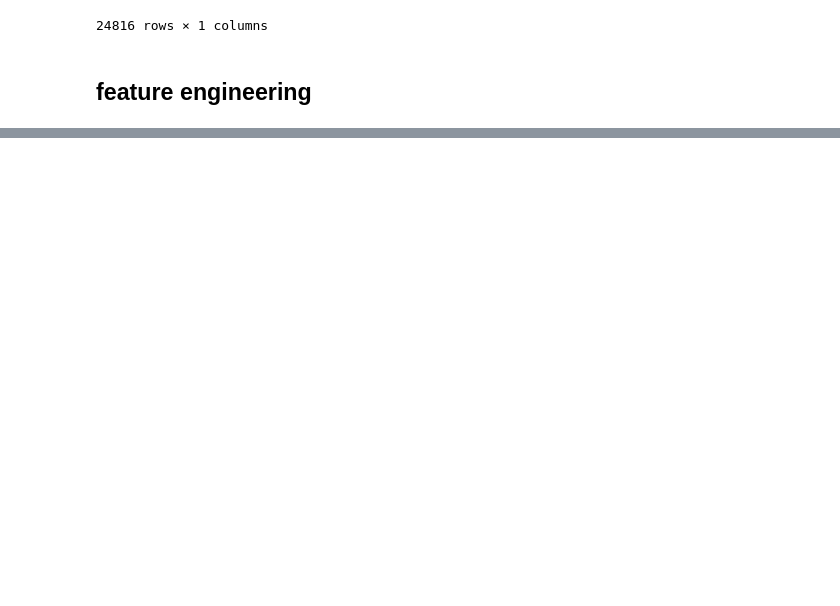
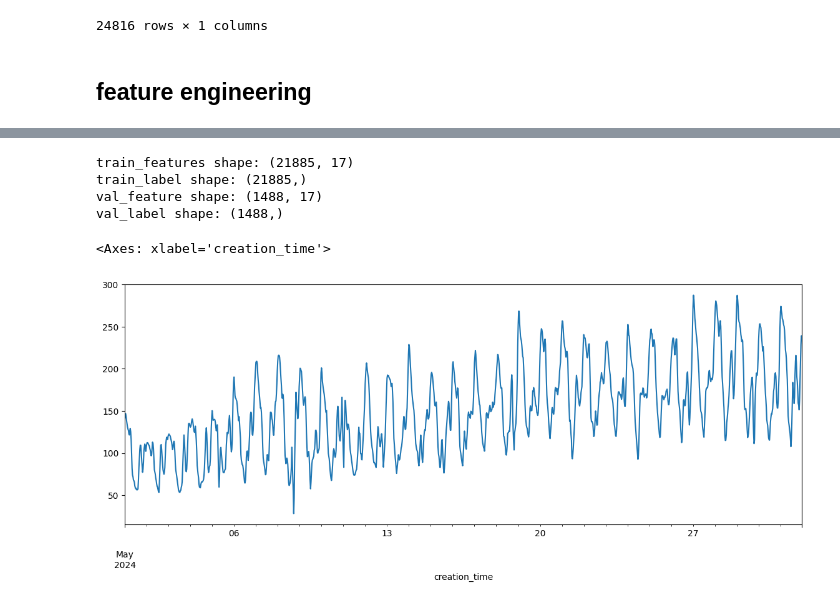
Before and after one commit to Harshvardhan1407/load_forecasting, a Jupyter notebook: main.ipynb, the cells around one changed output, grey strips where cells are left out. Saved outputs shown, nothing was run; the diff lists cells and outputs as text; code cells hidden in the pictures; blank space fills up the shorter version.

```diff
--- a/main.ipynb
+++ b/main.ipynb
@@ -510,0 +527,5 @@ test_dataset
+# %%
+
+val_dataset = final_df.loc[(final_df.index.month==5)& (final_df.index.year == 2024)]
+# val_dataset.reset_index(drop=True,inplace=True)
+val_dataset
@@ -510,0 +547,22 @@ test_dataset
+# %%
+
+target_variable = "KWh"
+# train
+train_features = train_dataset.copy()
+train_label = train_features.pop(target_variable)
+print(f"train_features shape: {train_features.shape}\ntrain_label shape: {train_label.shape}")
+
+# val
+val_features = val_dataset.copy()
+val_label = val_features.pop(target_variable)
+print(f"val_feature shape: {val_features.shape}\nval_label shape: {val_label.shape}")
+# %% [output]
+train_features shape: (21885, 17)
+train_label shape: (21885,)
+val_feature shape: (1488, 17)
+val_label shape: (1488,)
+# %%
+val_label.plot()
+# %% [output]
+<Axes: xlabel='creation_time'>
+[figure, added]
```
Also changed, not shown: parts of 48 cells of this notebook.
